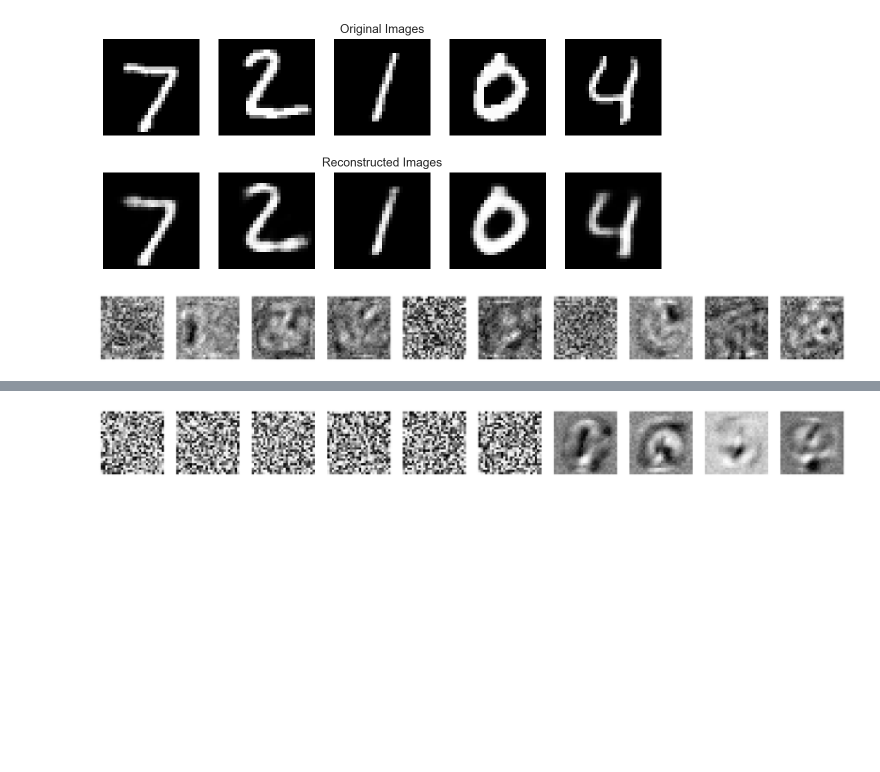
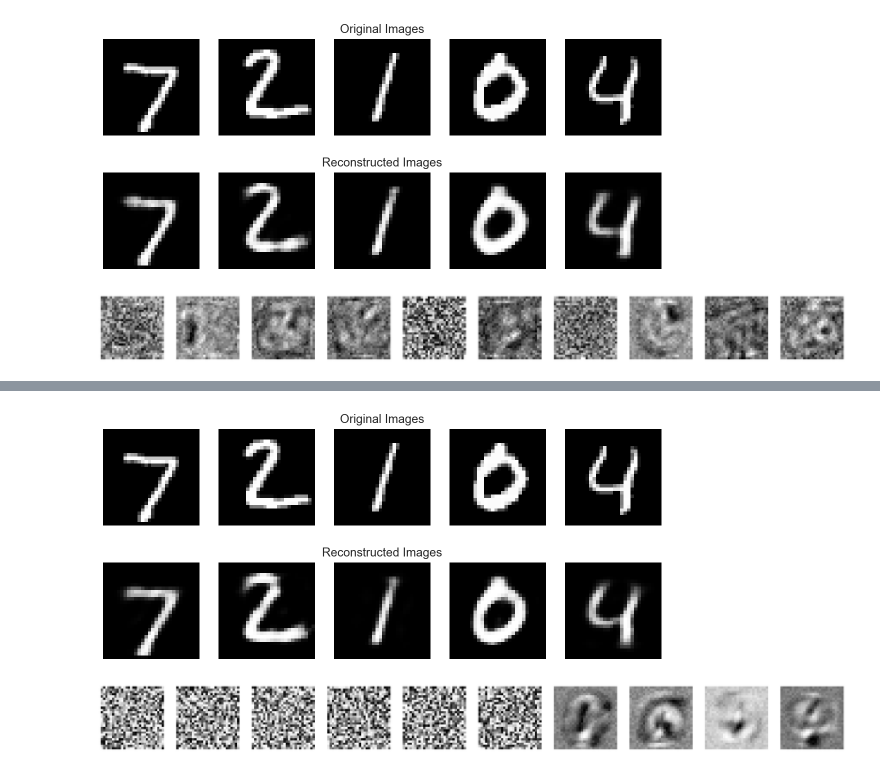
Before and after one commit to ardendertat/Applied-Deep-Learning-with-Keras, a Jupyter notebook: notebooks/Part 3 - Autoencoders.ipynb, the cells around one changed output, grey strips where cells are left out. Saved outputs shown, nothing was run; the diff lists cells and outputs as text; code cells hidden in the pictures; blank space fills up the shorter version.

Commit message:
sparse autoencoders

```diff
--- a/notebooks/Part 3 - Autoencoders.ipynb
+++ b/notebooks/Part 3 - Autoencoders.ipynb
@@ -76,9 +111,9 @@ code = Dense(code_size, activation='relu')(hidden_1)
 hidden_2 = Dense(hidden_size, activation='relu')(code)
 output_img = Dense(input_size, activation='sigmoid')(hidden_2)
 
-autoencoder_mnist = Model(input_img, output_img)
-autoencoder_mnist.compile(optimizer='adam', loss='binary_crossentropy')
-autoencoder_mnist.fit(x_train, x_train, epochs=3)
+autoencoder = Model(input_img, output_img)
+autoencoder.compile(optimizer='adam', loss='binary_crossentropy')
+autoencoder.fit(x_train, x_train, epochs=3)
 # %% [output]
 Epoch 1/3
 60000/60000 [==============================] - 7s - loss: 0.1416
@@ -113,8 +148,8 @@ input_img = Input(shape=(input_size,))
 code = Dense(code_size, activation='relu')(input_img)
 output_img = Dense(input_size, activation='sigmoid')(code)
 
-autoencoder_mnist = Model(input_img, output_img)
-autoencoder_mnist.compile(optimizer='adam', loss='binary_crossentropy')
-autoencoder_mnist.fit(x_train, x_train, epochs=5)
+autoencoder = Model(input_img, output_img)
+autoencoder.compile(optimizer='adam', loss='binary_crossentropy')
+autoencoder.fit(x_train, x_train, epochs=5)
 # %% [output]
 Epoch 1/5
@@ -130,2 +165,6 @@ Epoch 5/5
 <keras.callbacks.History at 0x...>
+# %%
+plot_autoencoder_outputs(autoencoder, 5, (28, 28))
+# %% [output]
+[figure, added]
 # %%
```
Also changed, not shown: parts of 20 cells of this notebook, 1 other file.
